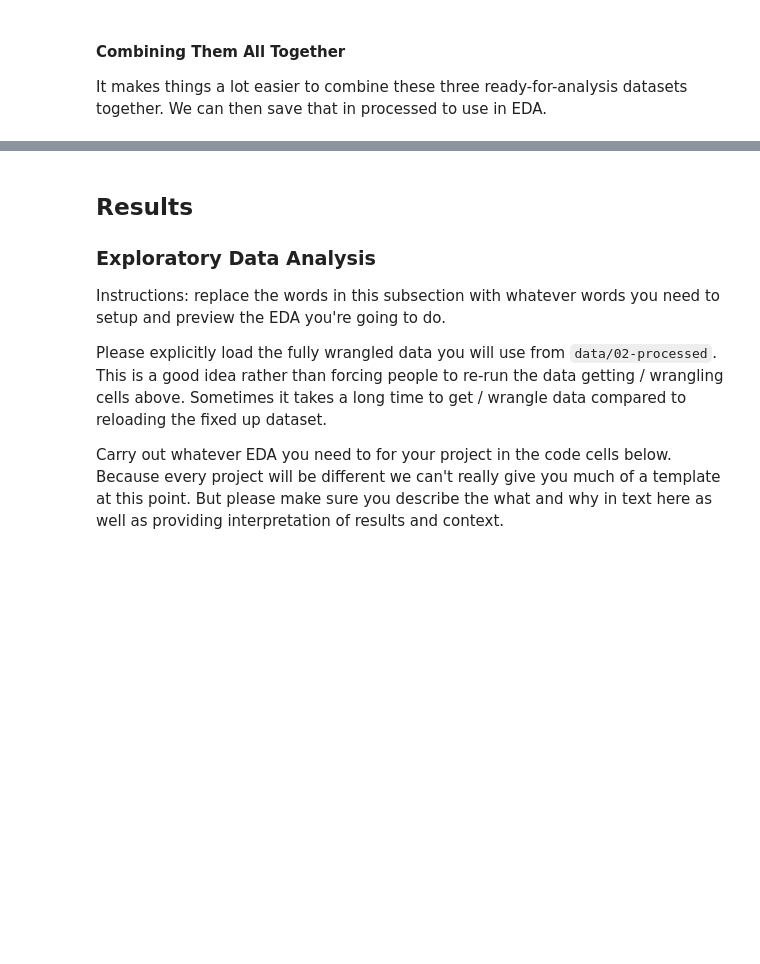
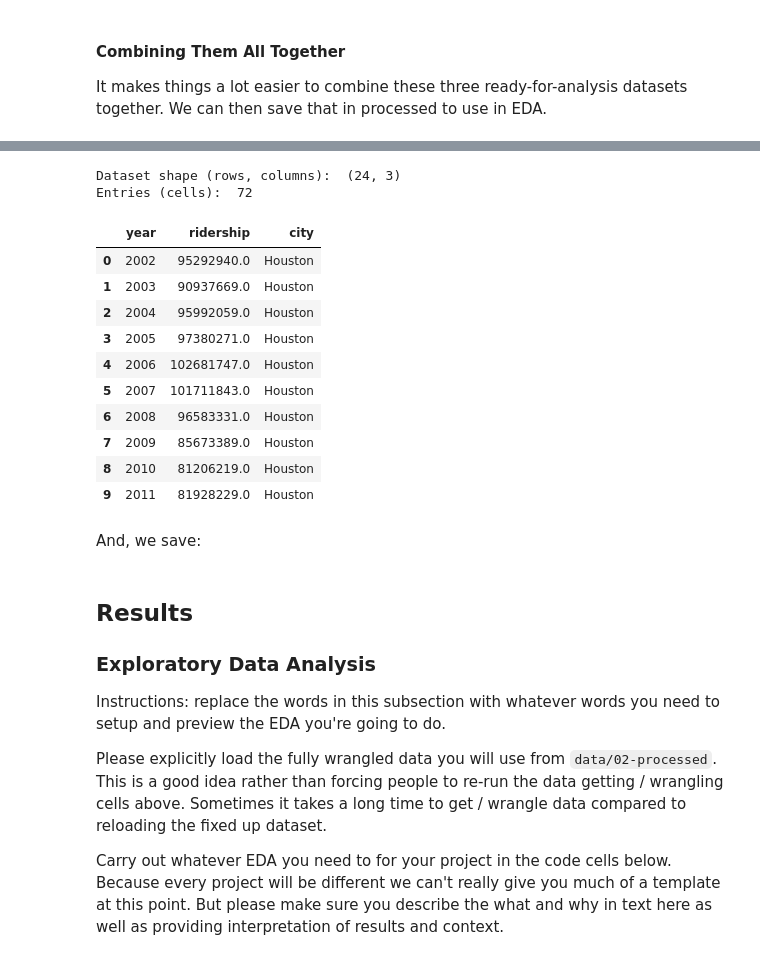
Before and after one commit to COGS108/Group026_WI26, a Jupyter notebook: 02-EDACheckpoint.ipynb, the cells around one changed output, grey strips where cells are left out. Saved outputs shown, nothing was run; the diff lists cells and outputs as text; code cells hidden in the pictures; blank space fills up the shorter version.

```diff
--- a/02-EDACheckpoint.ipynb
+++ b/02-EDACheckpoint.ipynb
@@ -494,0 +671,36 @@ combined_df.to_csv(processed + 'vehicle_registrations.csv', index=False)
+# %%
+# 1. drop non-analytical columns
+federal_pt_clean_data = federal_pt_df.drop(columns=['NTD ID', 'Legacy NTD ID', 'Mode/Type of Service Status', 'Reporter Type', 'UACE CD', 'Mode', 'TOS', '3 Mode'])
+
+# 2. filter by city
+federal_pt_clean_data = federal_pt_clean_data[federal_pt_clean_data['UZA Name'].str.contains('Houston', na=False)]
+
+# 3. select year column
+year_cols = [col for col in federal_pt_clean_data.columns if str(col).isdigit()]
+
+# 4. aggregate ridership across modes
+houston_ridership = federal_pt_clean_data[year_cols].sum(skipna=True).reset_index()
+
+# 5. reshape and add city columns
+houston_ridership.columns = ['year', 'ridership']
+houston_ridership['city'] = 'Houston'
+# %%
+print("Dataset shape (rows, columns): ", houston_ridership.shape)
+print("Entries (cells): ", houston_ridership.size)
+houston_ridership.head(10)
+# %% [output]
+Dataset shape (rows, columns):  (24, 3)
+Entries (cells):  72
+|  | year | ridership | city |
+| 0 | 2002 | 95292940.0 | Houston |
+| 1 | 2003 | 90937669.0 | Houston |
+| 2 | 2004 | 95992059.0 | Houston |
+| 3 | 2005 | 97380271.0 | Houston |
+| 4 | 2006 | 102681747.0 | Houston |
+| 5 | 2007 | 101711843.0 | Houston |
+| 6 | 2008 | 96583331.0 | Houston |
+| 7 | 2009 | 85673389.0 | Houston |
+| 8 | 2010 | 81206219.0 | Houston |
+| 9 | 2011 | 81928229.0 | Houston |
+# %% [markdown]
+And, we save:
```
Also changed, not shown: parts of 17 cells of this notebook, 1 other file.
